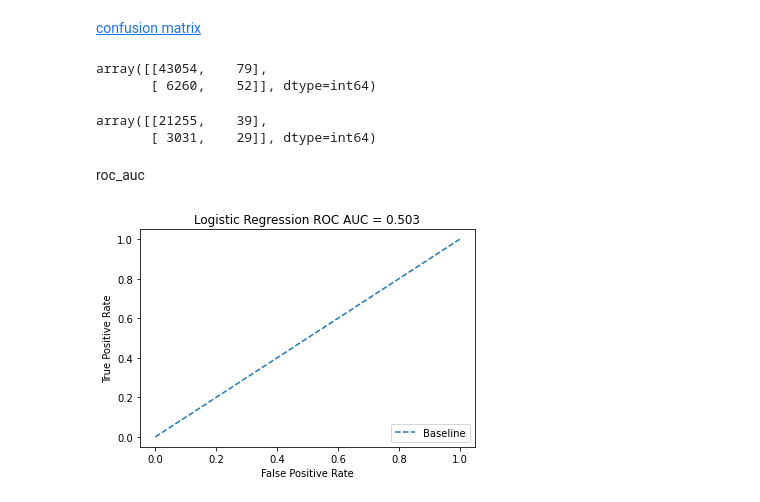
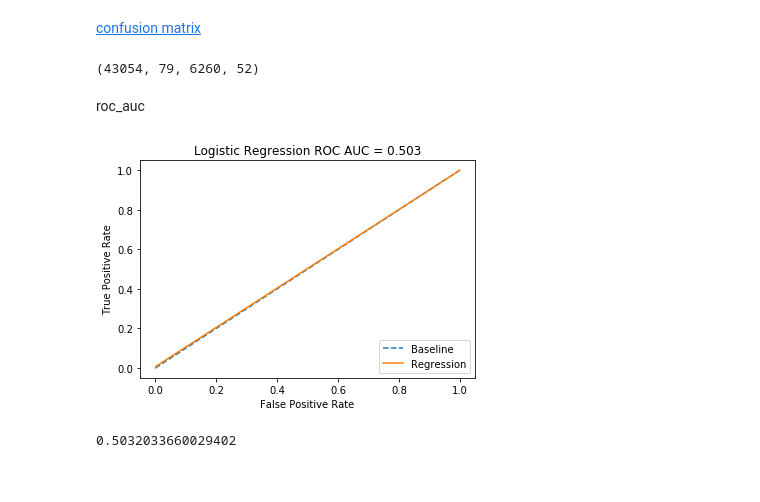
Before and after one commit to XelorR/sf_project_5, a Jupyter notebook: overview_pp_skillfactory_tasks.ipynb, the cells around one changed output. Cells and saved outputs as stored; diff of their text form; code cells hidden in the pictures.

Commit message:
roc auc plot пофикшен

```diff
--- a/overview_pp_skillfactory_tasks.ipynb
+++ b/overview_pp_skillfactory_tasks.ipynb
@@ -366,13 +367,8 @@ y_pred_on_train = model.predict(X_train)
 y_pred_on_validation = model.predict(X_validation)
 # %% [markdown]
 [confusion matrix](https://scikit-learn.org/stable/modules/generated/sklearn.metrics.confusion_matrix.html#sklearn.metrics.confusion_matrix)
-# %%
-confusion_matrix(y_train, y_pred_on_train)
-# %% [output]
-array([[43054,    79],
-       [ 6260,    52]], dtype=int64)
-# %%
-confusion_matrix(y_validation, y_pred_on_validation)
-# %% [output]
-array([[21255,    39],
-       [ 3031,    29]], dtype=int64)
+# %%
+TN, FP, FN, TP = confusion_matrix(y_train, y_pred_on_train).ravel()
+TN, FP, FN, TP
+# %% [output]
+(43054, 79, 6260, 52)
@@ -380,14 +400,19 @@ array([[21255,    39],
 roc_auc
 # %%
 roc_auc = roc_auc_score(y_train, y_pred_on_train)
+fpr, tpr, threshold = roc_curve(y_train, y_pred_on_train)
 
 plt.figure()
 plt.plot([0, 1], label='Baseline', linestyle='--')
-# plt.plot(fpr, tpr, label = 'Regression')
+plt.plot(fpr, tpr, label = 'Regression')
 plt.title('Logistic Regression ROC AUC = %0.3f' % roc_auc)
 plt.ylabel('True Positive Rate')
 plt.xlabel('False Positive Rate')
 plt.legend(loc = 'lower right')
 plt.show()
 # %% [output]
-[figure, old version]
+[figure, new version]
+# %%
+roc_auc
+# %% [output]
+0.5032033660029402
```
Also changed, not shown: parts of 9 cells of this notebook.
